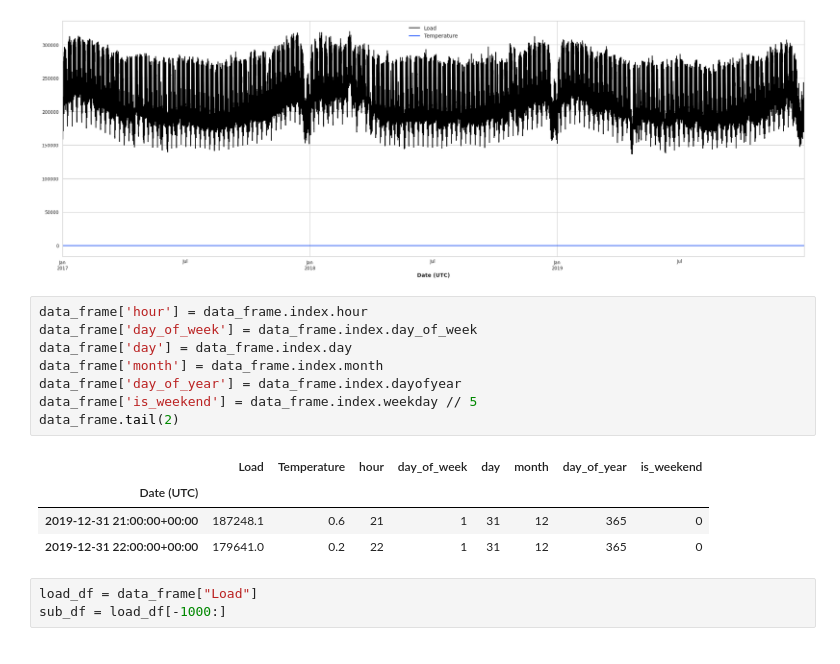
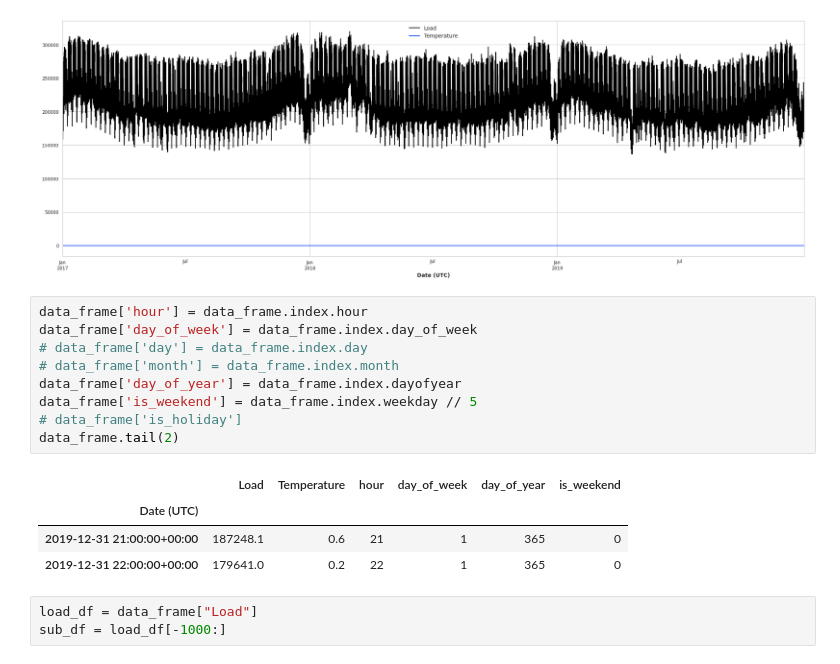
Before and after one commit to EjoelM/Opencampus_SH_TimeSeries_Energy, a Jupyter notebook: 2_BaselineModel/baseline_model.ipynb, the cells around one changed output. Saved outputs shown, nothing was run; the diff lists cells and outputs as text.

```diff
--- a/2_BaselineModel/baseline_model.ipynb
+++ b/2_BaselineModel/baseline_model.ipynb
@@ -46,16 +46,17 @@ plt.show()
 # %%
 data_frame['hour'] = data_frame.index.hour
 data_frame['day_of_week'] = data_frame.index.day_of_week
-data_frame['day'] = data_frame.index.day
-data_frame['month'] = data_frame.index.month
+# data_frame['day'] = data_frame.index.day
+# data_frame['month'] = data_frame.index.month
 data_frame['day_of_year'] = data_frame.index.dayofyear
 data_frame['is_weekend'] = data_frame.index.weekday // 5
+# data_frame['is_holiday']
 data_frame.tail(2)
 # %% [output]
-|  | Load | Temperature | hour | day_of_week | day | month | day_of_year | is_weekend |
-| Date (UTC) |  |  |  |  |  |  |  |  |
-| 2019-12-31 21:00:00+00:00 | 187248.1 | 0.6 | 21 | 1 | 31 | 12 | 365 | 0 |
-| 2019-12-31 22:00:00+00:00 | 179641.0 | 0.2 | 22 | 1 | 31 | 12 | 365 | 0 |
+|  | Load | Temperature | hour | day_of_week | day_of_year | is_weekend |
+| Date (UTC) |  |  |  |  |  |  |
+| 2019-12-31 21:00:00+00:00 | 187248.1 | 0.6 | 21 | 1 | 365 | 0 |
+| 2019-12-31 22:00:00+00:00 | 179641.0 | 0.2 | 22 | 1 | 365 | 0 |
 # %%
 load_df = data_frame["Load"]
 sub_df = load_df[-1000:]
```
Also changed, not shown: parts of 11 cells of this notebook, 1 other file.
